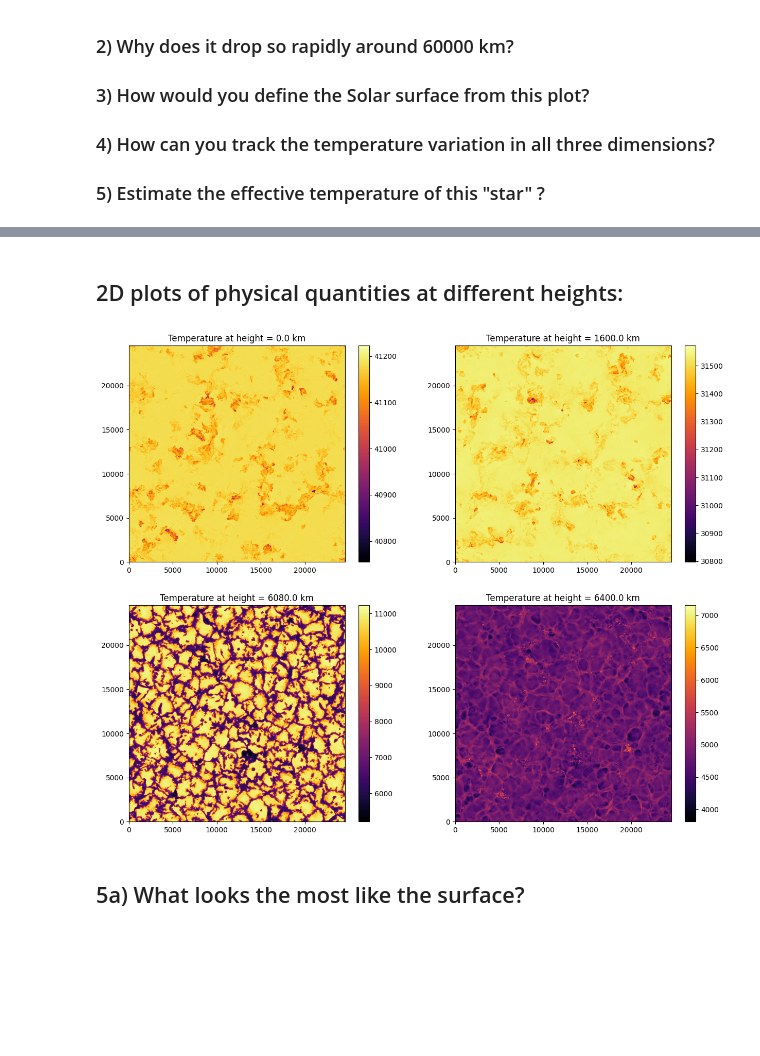
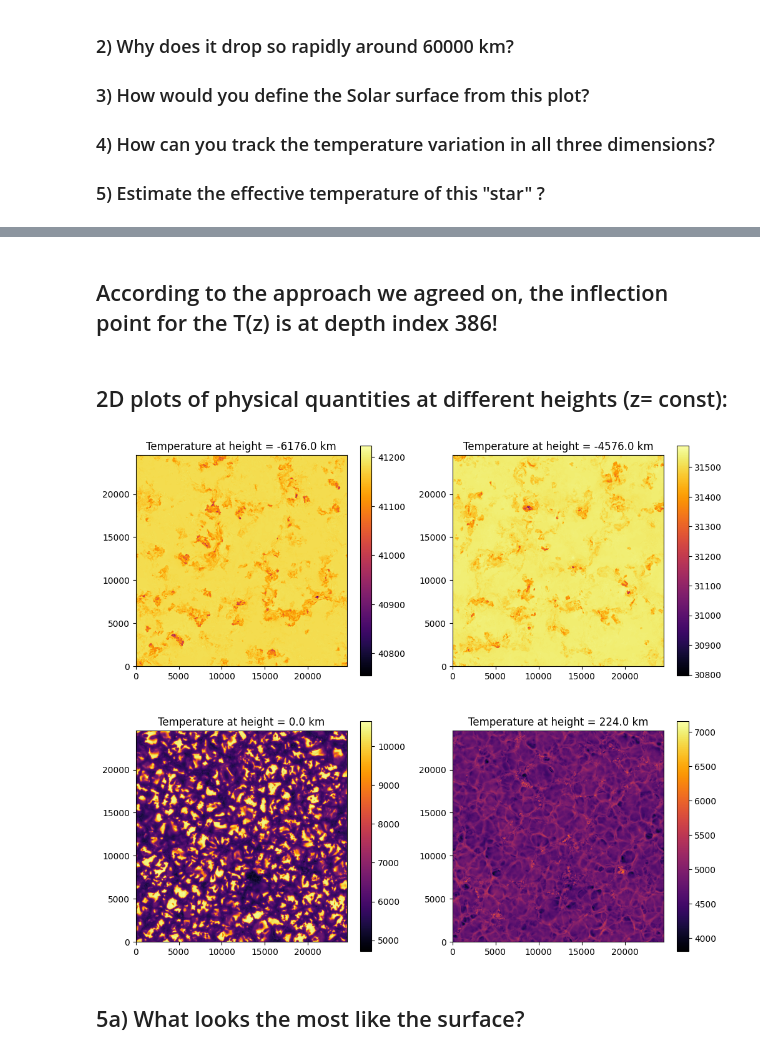
Before and after one commit to ivanzmilic/taipss, a Jupyter notebook: handson/handson6_convection_sim.ipynb, the cells around one changed output, grey strips where cells are left out. Drawn from its saved outputs; the diff is of its cells as text; code cells hidden in the pictures; blank space fills up the shorter version.

```diff
--- a/handson/handson6_convection_sim.ipynb
+++ b/handson/handson6_convection_sim.ipynb
@@ -75,17 +96,23 @@ Text(0, 0.5, 'T [K]')
+# %%
+# Offset the height according to the stellar surface
+
+z -= z[386]
+# %% [markdown]
+## According to the approach we agreed on, the inflection point for the T(z) is at depth index 386!
 # %% [markdown]
-## 2D plots of physical quantities at different heights:
+## 2D plots of physical quantities at different heights (z= const):
 # %%
 # Temperature:
 
-heights = [0, 100, 380, 400]
-plt.figure(figsize=[15,12])
+heights = [0, 100, 386, 400]
+plt.figure(figsize=[12,10.5])
 for i in range(0,4):
     plt.subplot(2,2,i+1)
     plt.imshow(atmos[0,:,:,heights[i]].T, origin='lower', cmap = 'inferno', extent = [x[0],x[-1],y[0],y[-1]])
     plt.title("Temperature at height = "+str(z[heights[i]])+ " km")
     plt.colorbar()
 # %% [output]
-[figure, old version]
+[figure, new version]
 # %% [markdown]
 ## 5a) What looks the most like the surface?
 # %%
```
Also changed, not shown: parts of 5 cells of this notebook, 2 other files.
